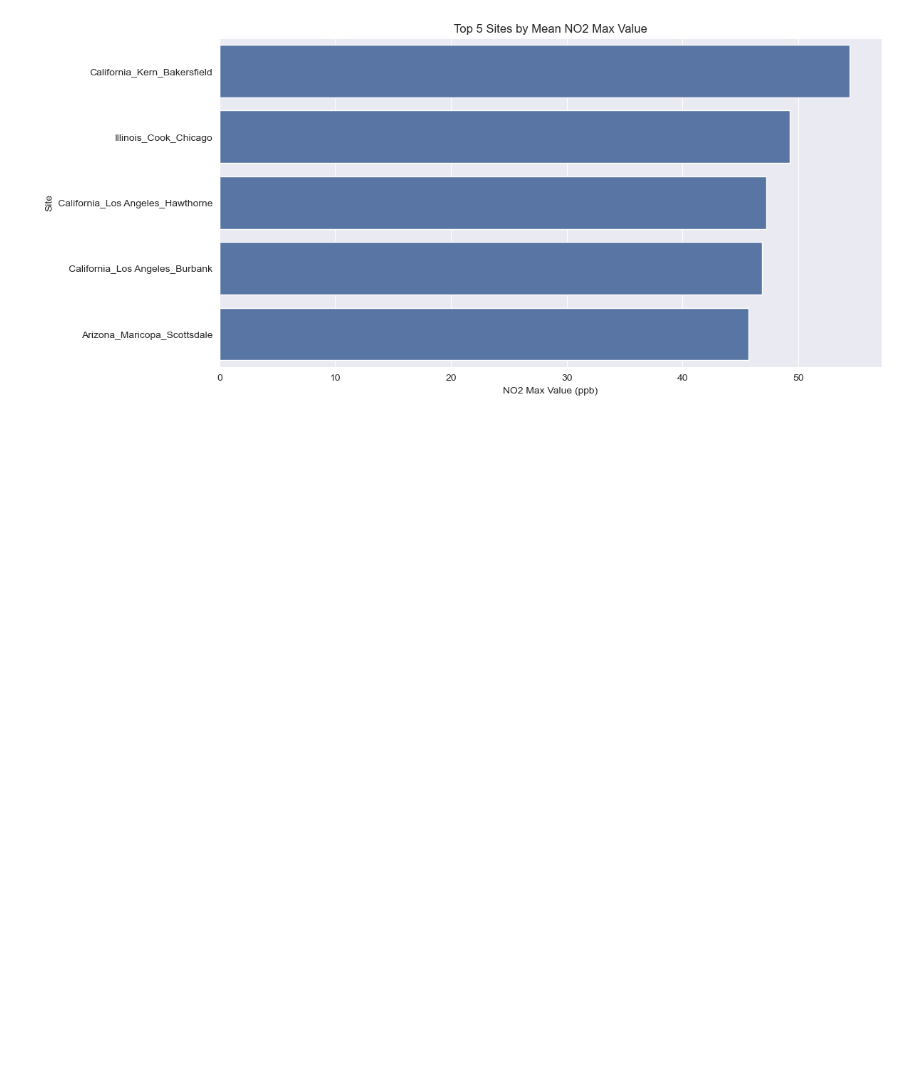
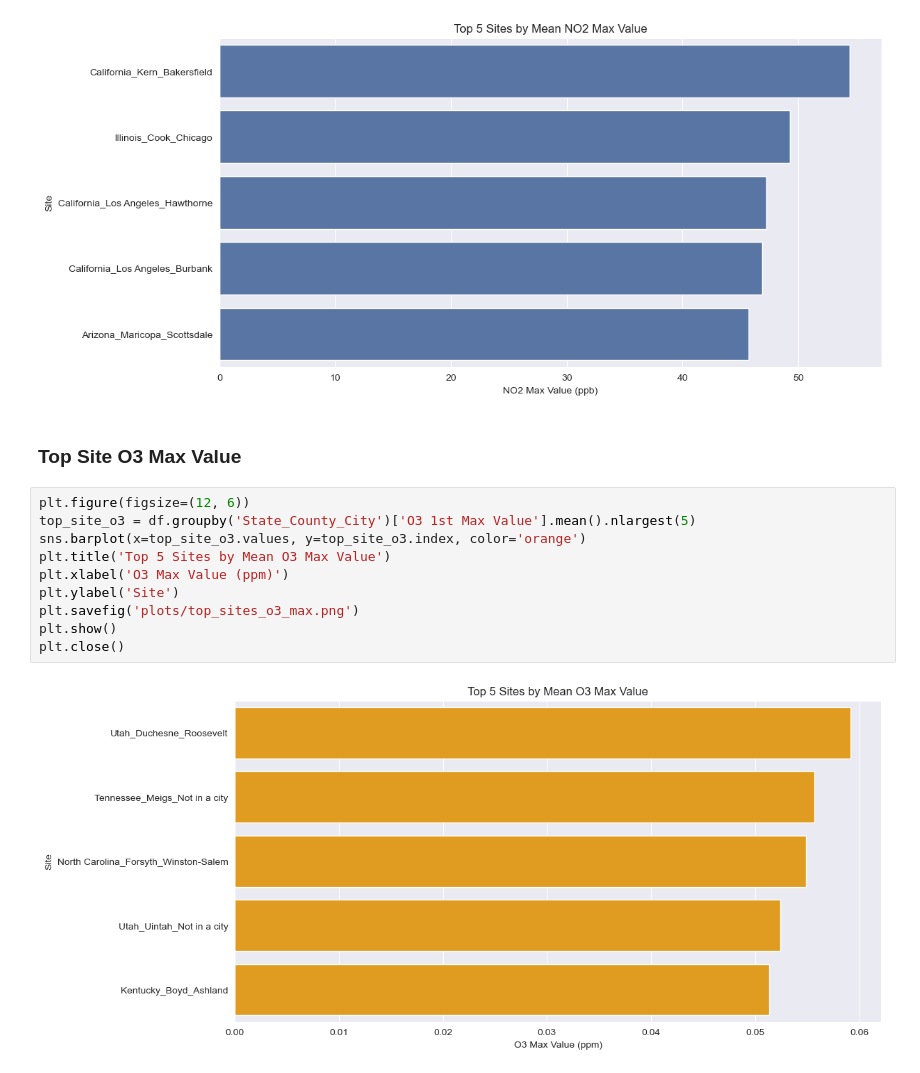
Before and after one commit to aghabidareh/PollutionAnalyzer, a Jupyter notebook: main.ipynb, the cells around one changed output. Cells and saved outputs as stored; diff of their text form; blank space fills up the shorter version.

Commit message:
plot-and-graphs-section-28

```diff
--- a/main.ipynb
+++ b/main.ipynb
@@ -389,3 +389,17 @@ plt.show()
 plt.close()
 # %% [output]
 [figure]
+# %% [markdown]
+### Top Site O3 Max Value
+# %%
+plt.figure(figsize=(12, 6))
+top_site_o3 = df.groupby('State_County_City')['O3 1st Max Value'].mean().nlargest(5)
+sns.barplot(x=top_site_o3.values, y=top_site_o3.index, color='orange')
+plt.title('Top 5 Sites by Mean O3 Max Value')
+plt.xlabel('O3 Max Value (ppm)')
+plt.ylabel('Site')
+plt.savefig('plots/top_sites_o3_max.png')
+plt.show()
+plt.close()
+# %% [output]
+[figure, added]
```
Also changed, not shown: 1 other file.
